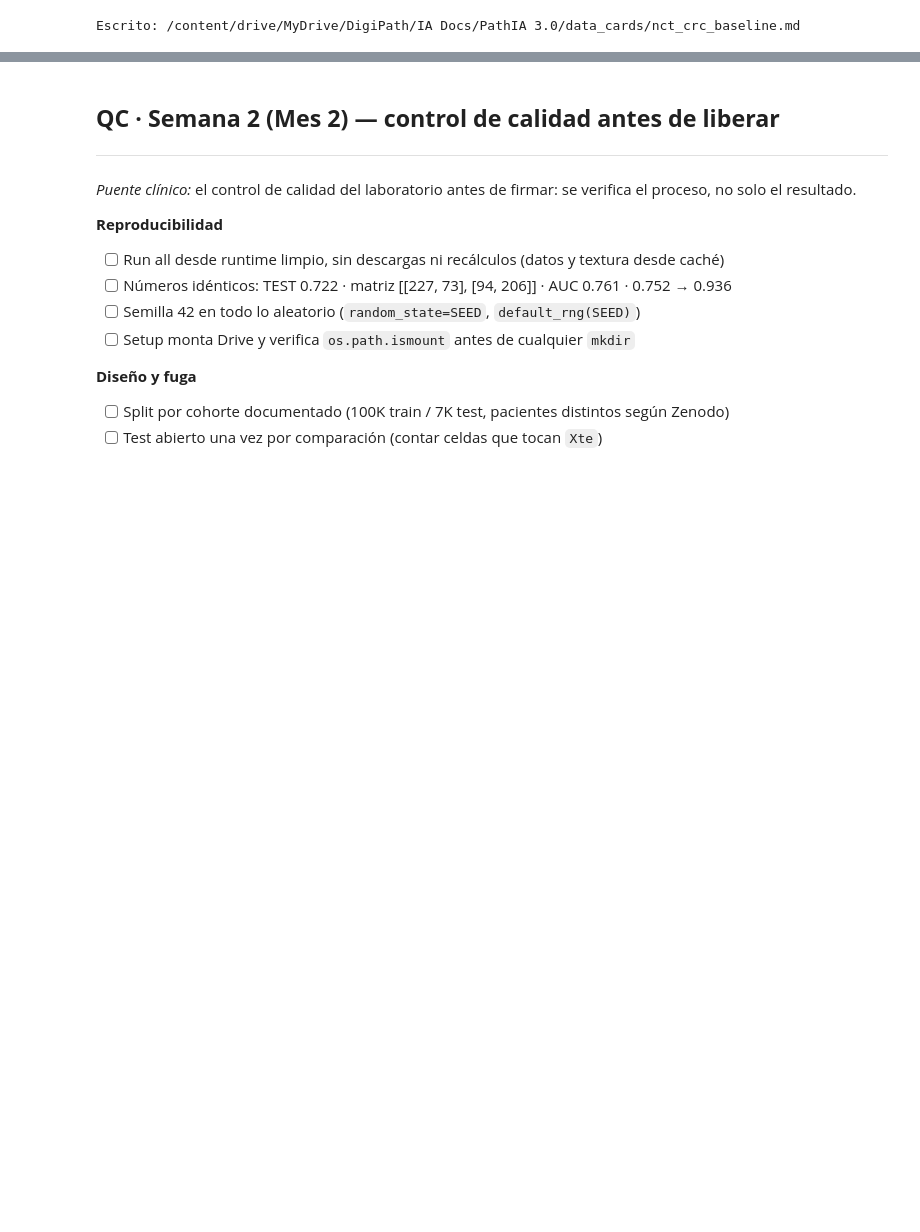
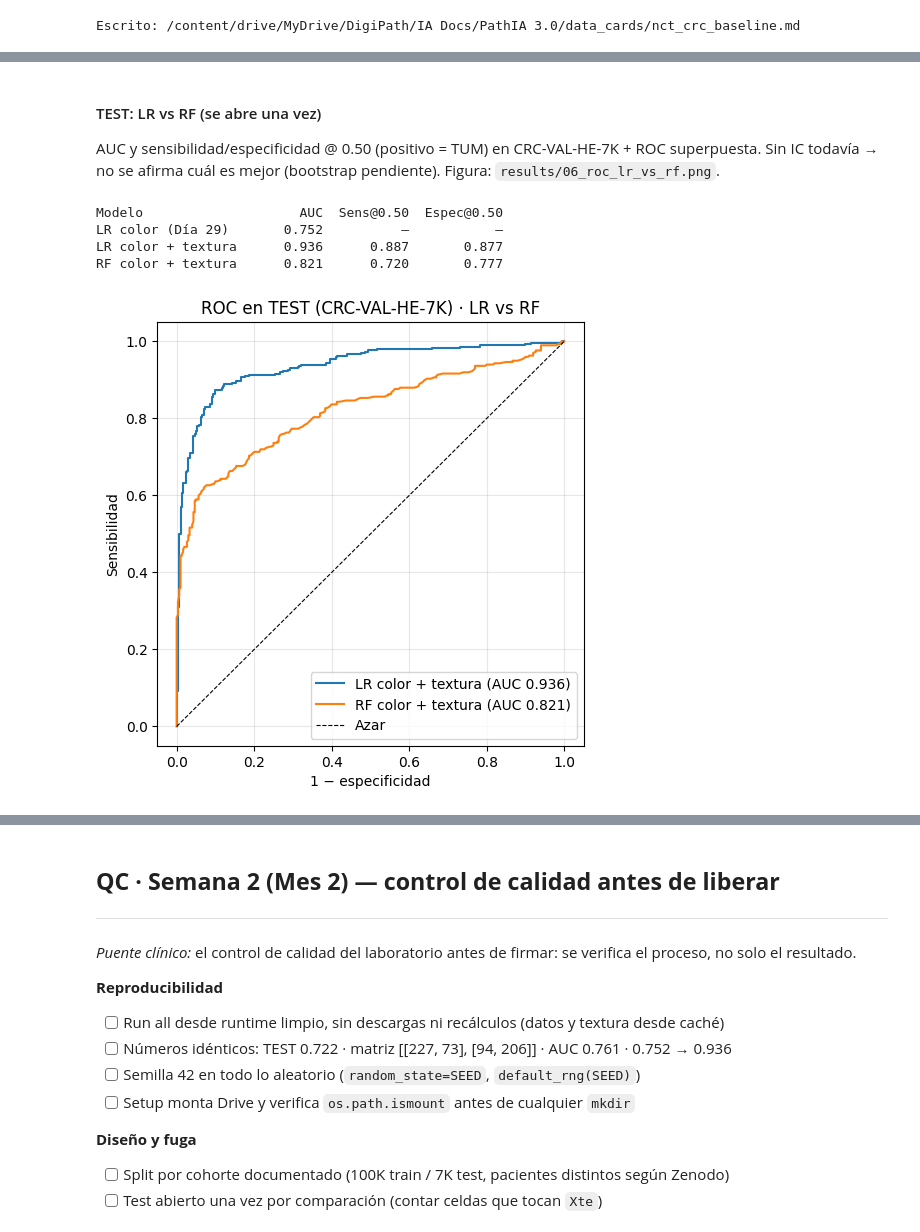
Before and after one commit to CarlosJB95/PathIA-MSI-colon, a Jupyter notebook: notebooks/Notebook_06_intro_clasificacion.ipynb, the cells around one changed output, grey strips where cells are left out. Drawn from its saved outputs; the diff is of its cells as text; code cells hidden in the pictures; blank space fills up the shorter version.

```diff
--- a/notebooks/Notebook_06_intro_clasificacion.ipynb
+++ b/notebooks/Notebook_06_intro_clasificacion.ipynb
@@ -833,0 +1021,19 @@ Escrito: /content/drive/MyDrive/DigiPath/IA Docs/PathIA 3.0/data_cards/nct_crc_b
+# %%
+from sklearn.ensemble import RandomForestClassifier
+from sklearn.model_selection import cross_val_score
+from sklearn.metrics import roc_auc_score
+
+rf = RandomForestClassifier(n_estimators=300, max_features="sqrt",
+                            oob_score=True, random_state=SEED, n_jobs=-1)
+rf.fit(X_a, ytr_num)                                    # solo TRAIN
+
+auc_train_rf = roc_auc_score(ytr_num, rf.predict_proba(X_a)[:, 1])
+auc_oob_rf   = roc_auc_score(ytr_num, rf.oob_decision_function_[:, 1])
+auc_cv_rf    = cross_val_score(
+    RandomForestClassifier(n_estimators=300, max_features="sqrt",
+                           random_state=SEED, n_jobs=-1),
+    X_a, ytr_num, cv=cv, scoring="roc_auc")             # mismo cv del barrido
+
+print(f"AUC train : {auc_train_rf:.3f}   ← memoriza, no cuenta")
+print(f"AUC OOB   : {auc_oob_rf:.3f}")
+print(f"AUC CV 5f : {auc_cv_rf.mean():.3f} ± {auc_cv_rf.std():.3f}")
@@ -833,0 +1050,41 @@ Escrito: /content/drive/MyDrive/DigiPath/IA Docs/PathIA 3.0/data_cards/nct_crc_b
+# %% [markdown]
+#### TEST: LR vs RF (se abre una vez)
+
+AUC y sensibilidad/especificidad @ 0.50 (positivo = TUM) en CRC-VAL-HE-7K + ROC superpuesta. Sin IC todavía → no se afirma cuál es mejor (bootstrap pendiente). Figura: `results/06_roc_lr_vs_rf.png`.
+# %%
+from sklearn.metrics import roc_curve, confusion_matrix
+
+p_rf = rf.predict_proba(X_b)[:, 1]          # ⚠️ TEST: se abre una sola vez
+
+def sens_espec(y, proba, umbral=0.50):
+    """Sensibilidad y especificidad (positivo = 1 = TUM) a un umbral fijo."""
+    pred = (proba >= umbral).astype(int)
+    tn, fp, fn, tp = confusion_matrix(y, pred, labels=[0, 1]).ravel()
+    return tp / (tp + fn), tn / (tn + fp)
+
+modelos = [("LR color + textura", p_lr), ("RF color + textura", p_rf)]
+
+print(f"{'Modelo':22s} {'AUC':>6s} {'Sens@0.50':>10s} {'Espec@0.50':>11s}")
+print(f"{'LR color (Día 29)':22s} {0.752:6.3f} {'—':>10s} {'—':>11s}")
+for nombre, proba in modelos:
+    se, es = sens_espec(yte_num, proba)
+    print(f"{nombre:22s} {roc_auc_score(yte_num, proba):6.3f} {se:10.3f} {es:11.3f}")
+
+fig, ax = plt.subplots(figsize=(5.5, 5.5))
+for nombre, proba in modelos:
+    fpr, tpr, _ = roc_curve(yte_num, proba)
+    ax.plot(fpr, tpr, label=f"{nombre} (AUC {roc_auc_score(yte_num, proba):.3f})")
+ax.plot([0, 1], [0, 1], "k--", lw=0.8, label="Azar")
+ax.set_xlabel("1 − especificidad")
+ax.set_ylabel("Sensibilidad")
+ax.set_title("ROC en TEST (CRC-VAL-HE-7K) · LR vs RF")
+ax.legend(loc="lower right")
+ax.grid(alpha=0.3)
+plt.savefig(CARPETA_FIG / "06_roc_lr_vs_rf.png", dpi=150, bbox_inches="tight")
+plt.show()
+# %% [output]
+Modelo                    AUC  Sens@0.50  Espec@0.50
+LR color (Día 29)       0.752          —           —
+LR color + textura      0.936      0.887       0.877
+RF color + textura      0.821      0.720       0.777
+[figure, added]
```
Also changed, not shown: parts of 22 cells of this notebook.
